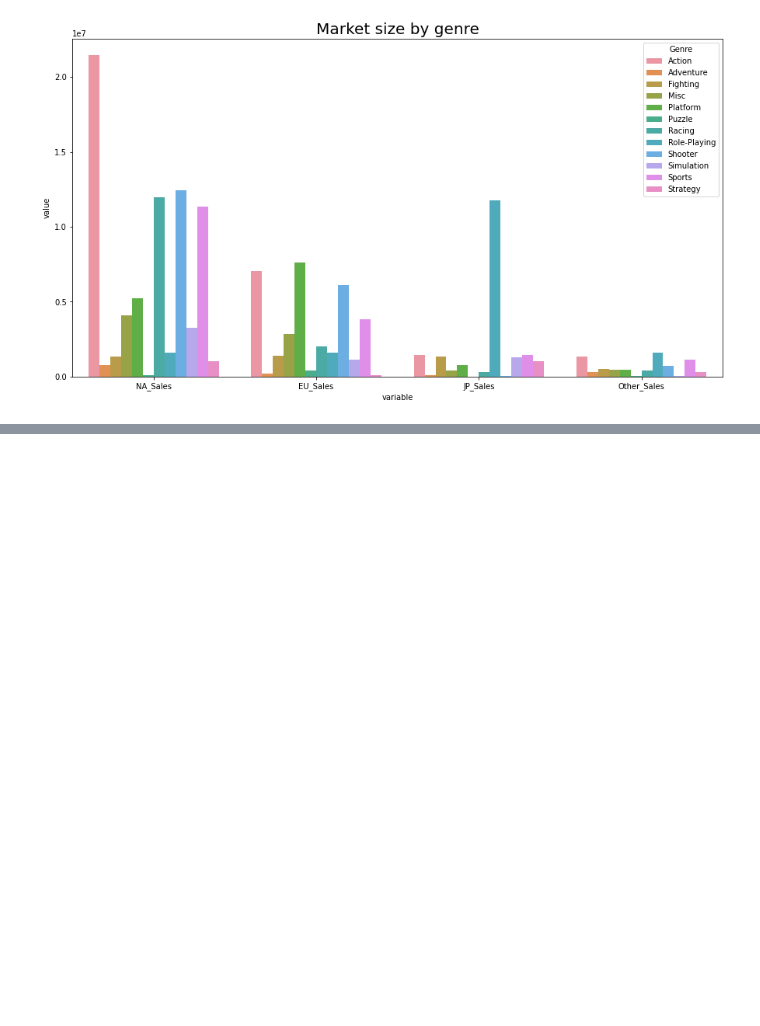
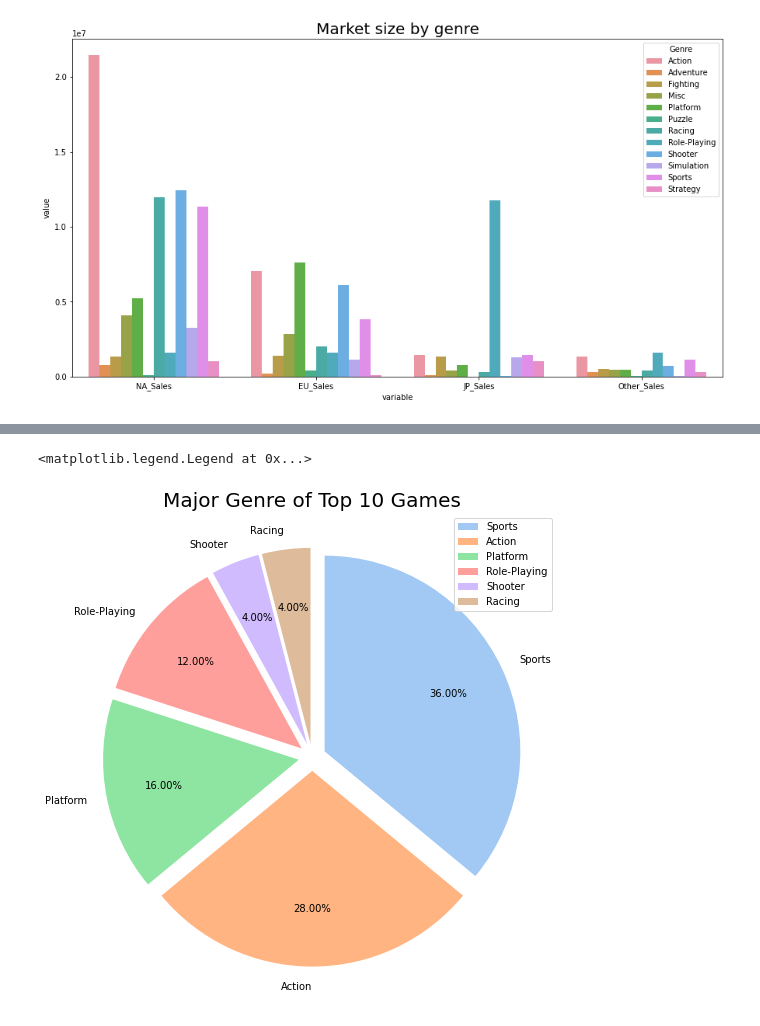
Before and after one commit to 4myLab/codestates, a Jupyter notebook: project/session1.ipynb, the cells around one changed output, grey strips where cells are left out. Saved outputs shown, nothing was run; the diff lists cells and outputs as text; code cells hidden in the pictures; blank space fills up the shorter version.

```diff
--- a/project/session1.ipynb
+++ b/project/session1.ipynb
@@ -250,0 +371,12 @@ H1 : 연도별 게임의 트렌드가 있다.
+# %%
+pie_Genre = top10_df['Genre'].value_counts()
+
+pie, ax = plt.subplots(figsize=(15,9))
+labels = pie_Genre.keys()
+
+plt.pie(pie_Genre, startangle=90, counterclock=False, autopct='%.2f%%', explode=[0.07]*len(pie_Genre), labels=pie_Genre.index, pctdistance=0.7);
+plt.title('Major Genre of Top 10 Games', fontdict={'size':20})
+plt.legend()
+# %% [output]
+<matplotlib.legend.Legend at 0x...>
+[figure, added]
```
Also changed, not shown: parts of 15 cells of this notebook.
